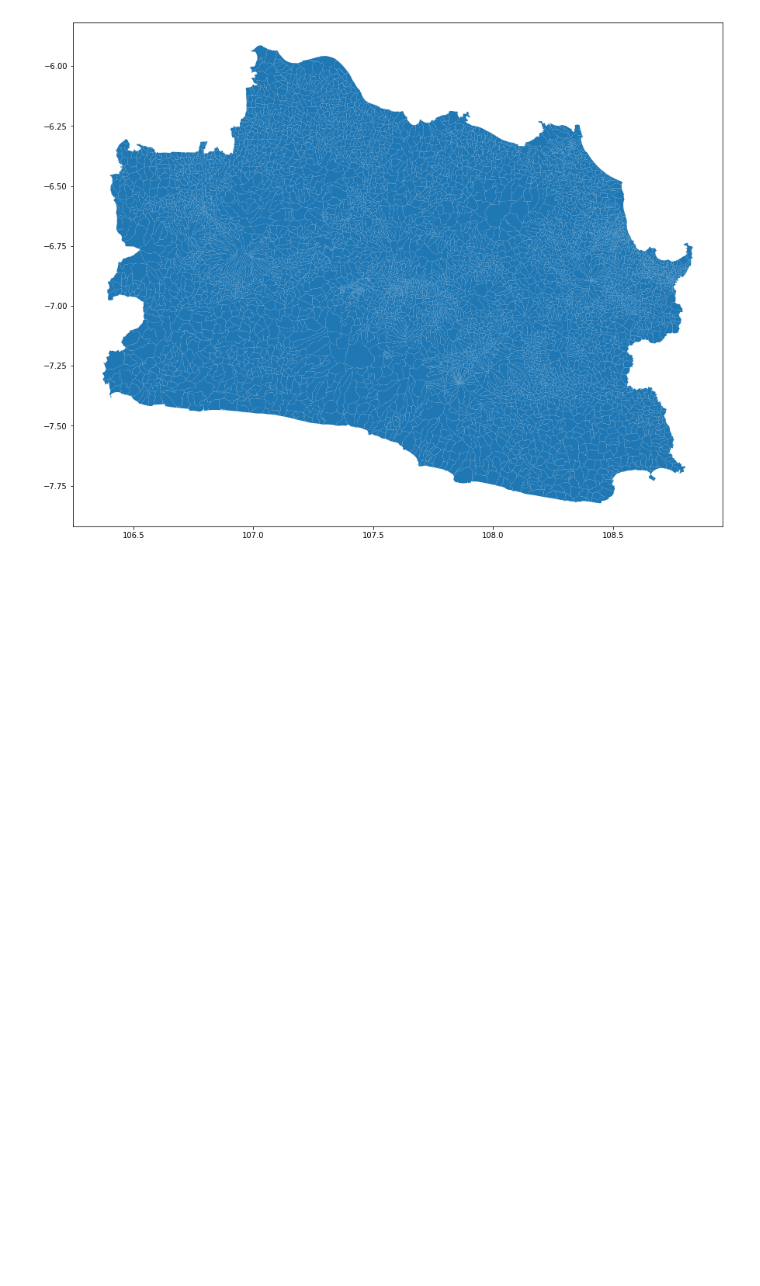
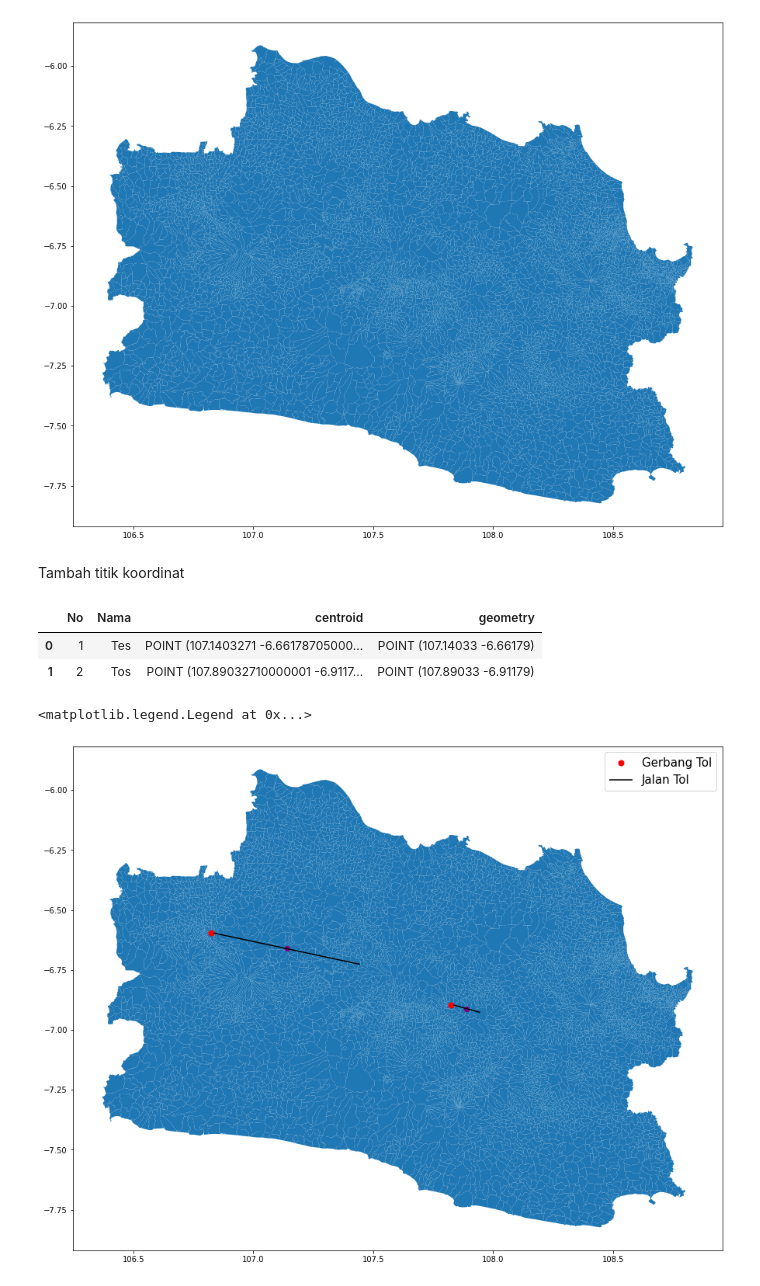
Before and after one commit to nandakho/jabar-graph, a Jupyter notebook: map.ipynb, the cells around one changed output. Cells and saved outputs as stored; diff of their text form; code cells hidden in the pictures; blank space fills up the shorter version.

```diff
--- a/map.ipynb
+++ b/map.ipynb
@@ -16,3 +20,30 @@ jbmap.plot(ax = ax)
 # %% [output]
 <AxesSubplot:>
 [figure]
+# %% [markdown]
+Tambah titik koordinat
+# %%
+df = pd.read_csv('shape/tollpoint.csv')
+df['gerbang'] = [Point(xy) for xy in zip(df['glong'],df['glat'])]
+df['start'] = [Point(xy) for xy in zip(df['slong'],df['slat'])]
+df['finish'] = [Point(xy) for xy in zip(df['flong'],df['flat'])]
+df['jalan'] = df.apply(lambda x: LineString([x.start, x.finish]), axis=1)
+df['centroid'] = df.apply(lambda x: x.jalan.centroid, axis=1)
+df = df.drop(columns=['glat','glong','slat','slong','flat','flong','start','finish'])
+plot_jalantol = gpd.GeoDataFrame(df.drop(columns=['gerbang','centroid']),geometry=df['jalan'])
+plot_gerbangtol = gpd.GeoDataFrame(df.drop(columns=['jalan','centroid']),geometry=df['gerbang'])
+plot_centroid = gpd.GeoDataFrame(df.drop(columns=['jalan','gerbang']),geometry=df['centroid'])
+# %% [output]
+|  | No | Nama | centroid | geometry |
+| 0 | 1 | Tes | POINT (107.1403271 -6.66178705000... | POINT (107.14033 -6.66179) |
+| 1 | 2 | Tos | POINT (107.89032710000001 -6.9117... | POINT (107.89033 -6.91179) |
+# %%
+fig,ax = plt.subplots(figsize = (15,15))
+jbmap.plot(ax = ax)
+plot_gerbangtol.plot(ax=ax, markersize=50, color='red', marker='o', label='Gerbang Tol')
+plot_jalantol.plot(ax=ax, markersize=500, color='black', label='Jalan Tol')
+plot_centroid.plot(ax=ax, markersize=40, color='purple')
+plt.legend(prop = {"size":15})
+# %% [output]
+<matplotlib.legend.Legend at 0x...>
+[figure, added]
```
Also changed, not shown: parts of 2 cells of this notebook, 1 other file.
